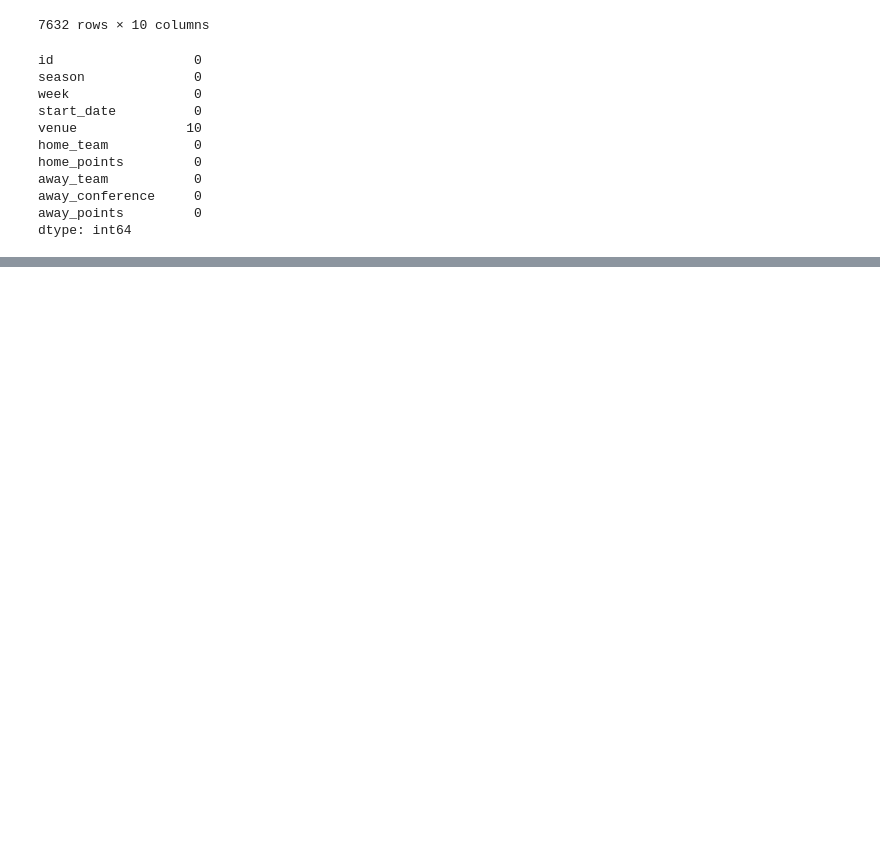
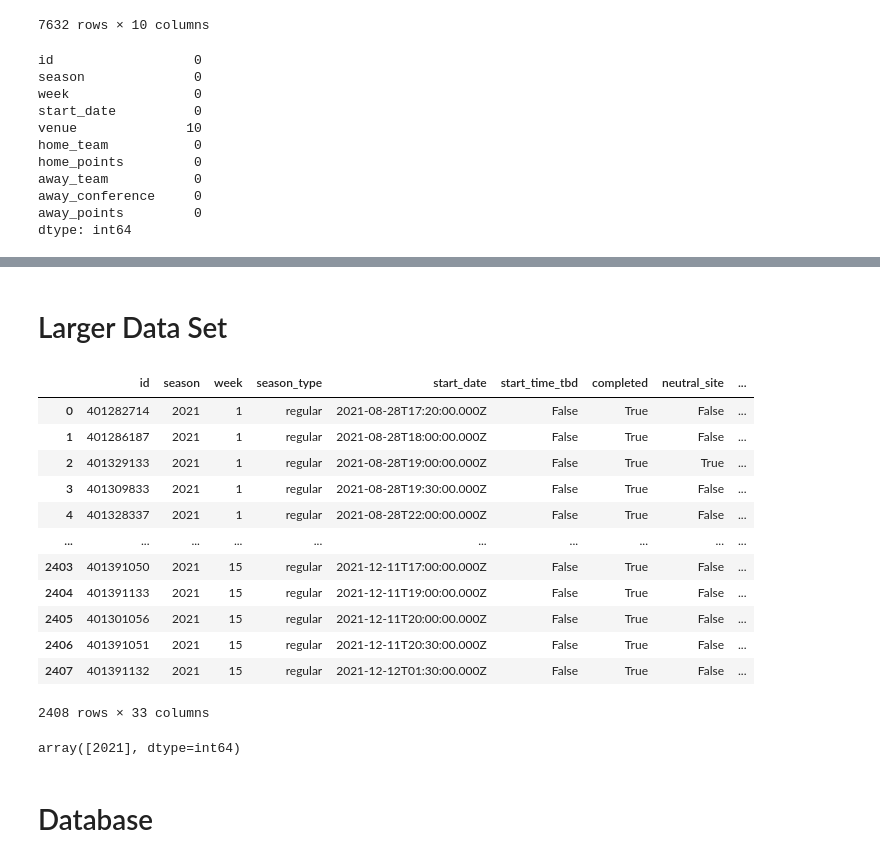
Before and after one commit to baumgartner-99/Team-7-Final-Project, a Jupyter notebook: College_football_prediction.ipynb, the cells around one changed output, grey strips where cells are left out. Saved outputs shown, nothing was run; the diff lists cells and outputs as text; code cells hidden in the pictures; blank space fills up the shorter version.

```diff
--- a/College_football_prediction.ipynb
+++ b/College_football_prediction.ipynb
@@ -345,0 +336,41 @@ trimmed_df.to_sql(name='advanced_stats', con=engine)
+# %% [markdown]
+# Larger Data Set
+# %%
+teams_api = cfbd.TeamsApi(cfbd.ApiClient(configuration))
+ratings_api = cfbd.RatingsApi(cfbd.ApiClient(configuration))
+games_api = cfbd.GamesApi(cfbd.ApiClient(configuration))
+stats_api = cfbd.StatsApi(cfbd.ApiClient(configuration))
+betting_api = cfbd.BettingApi(cfbd.ApiClient(configuration))
+# %%
+for year in range(2015, 2022):
+    games = games_api.get_games(year=year)
+    games = [g.to_dict() for g in games]
+
+    lines = betting_api.get_lines(year=year)
+    lines = [l.to_dict() for l in lines]
+
+    # Flattens the json
+    games_df = pd.json_normalize(games)
+    lines_df = pd.json_normalize(lines)
+# %%
+games_df
+# %% [output]
+|  | id | season | week | season_type | start_date | start_time_tbd | completed | neutral_site | ... |
+| 0 | 401282714 | 2021 | 1 | regular | 2021-08-28T17:20:00.000Z | False | True | False | ... |
+| 1 | 401286187 | 2021 | 1 | regular | 2021-08-28T18:00:00.000Z | False | True | False | ... |
+| 2 | 401329133 | 2021 | 1 | regular | 2021-08-28T19:00:00.000Z | False | True | True | ... |
+| 3 | 401309833 | 2021 | 1 | regular | 2021-08-28T19:30:00.000Z | False | True | False | ... |
+| 4 | 401328337 | 2021 | 1 | regular | 2021-08-28T22:00:00.000Z | False | True | False | ... |
+| ... | ... | ... | ... | ... | ... | ... | ... | ... | ... |
+| 2403 | 401391050 | 2021 | 15 | regular | 2021-12-11T17:00:00.000Z | False | True | False | ... |
+| 2404 | 401391133 | 2021 | 15 | regular | 2021-12-11T19:00:00.000Z | False | True | False | ... |
+| 2405 | 401301056 | 2021 | 15 | regular | 2021-12-11T20:00:00.000Z | False | True | False | ... |
+| 2406 | 401391051 | 2021 | 15 | regular | 2021-12-11T20:30:00.000Z | False | True | False | ... |
+| 2407 | 401391132 | 2021 | 15 | regular | 2021-12-12T01:30:00.000Z | False | True | False | ... |
+2408 rows × 33 columns
+# %%
+games_df.season.unique()
+# %% [output]
+array([2021], dtype=int64)
+# %% [markdown]
+# Database
```
Also changed, not shown: parts of 9 cells of this notebook, 1 other file.
